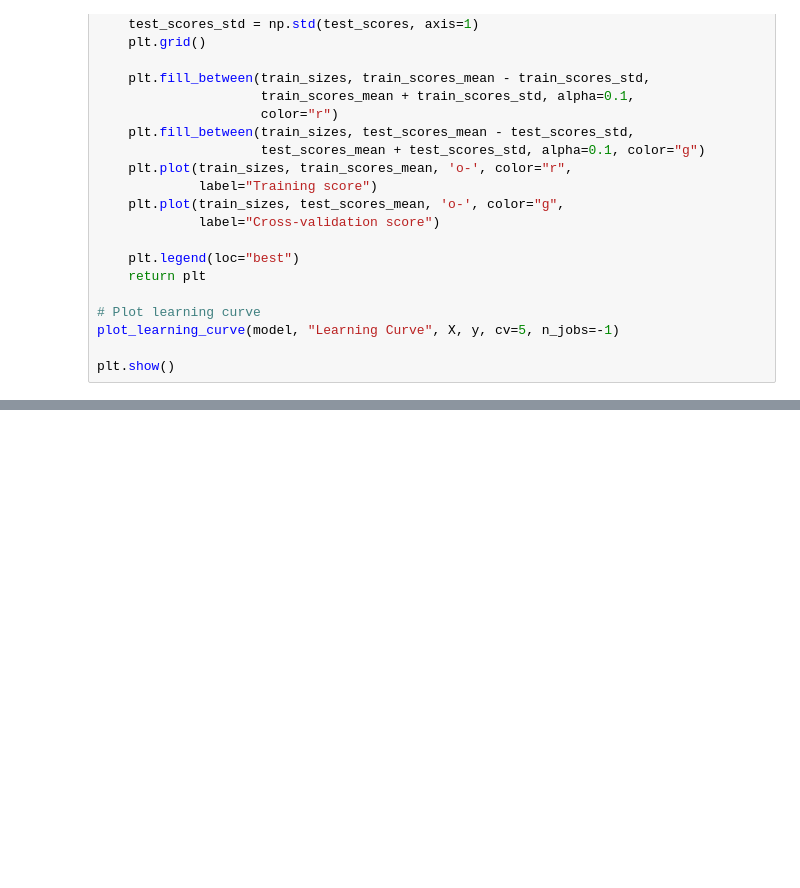
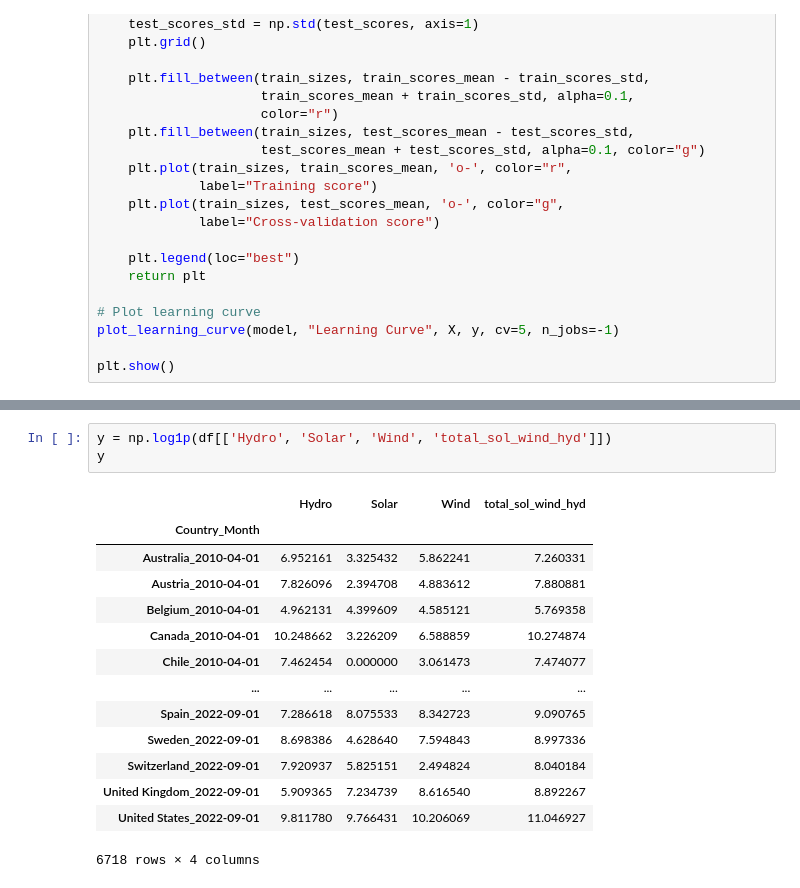
Before and after one commit to VonRiecken/Power-Predict, a Jupyter notebook: notebooks/weather_extraction_20231204.ipynb, the cells around one changed output, grey strips where cells are left out. Drawn from its saved outputs; the diff is of its cells as text; blank space fills up the shorter version.

```diff
--- a/notebooks/weather_extraction_20231204.ipynb
+++ b/notebooks/weather_extraction_20231204.ipynb
@@ -1391,0 +1453,18 @@ plt.show()
+# %%
+y = np.log1p(df[['Hydro', 'Solar', 'Wind', 'total_sol_wind_hyd']])
+y
+# %% [output]
+|  | Hydro | Solar | Wind | total_sol_wind_hyd |
+| Country_Month |  |  |  |  |
+| Australia_2010-04-01 | 6.952161 | 3.325432 | 5.862241 | 7.260331 |
+| Austria_2010-04-01 | 7.826096 | 2.394708 | 4.883612 | 7.880881 |
+| Belgium_2010-04-01 | 4.962131 | 4.399609 | 4.585121 | 5.769358 |
+| Canada_2010-04-01 | 10.248662 | 3.226209 | 6.588859 | 10.274874 |
+| Chile_2010-04-01 | 7.462454 | 0.000000 | 3.061473 | 7.474077 |
+| ... | ... | ... | ... | ... |
+| Spain_2022-09-01 | 7.286618 | 8.075533 | 8.342723 | 9.090765 |
+| Sweden_2022-09-01 | 8.698386 | 4.628640 | 7.594843 | 8.997336 |
+| Switzerland_2022-09-01 | 7.920937 | 5.825151 | 2.494824 | 8.040184 |
+| United Kingdom_2022-09-01 | 5.909365 | 7.234739 | 8.616540 | 8.892267 |
+| United States_2022-09-01 | 9.811780 | 9.766431 | 10.206069 | 11.046927 |
+6718 rows × 4 columns
```
Also changed, not shown: parts of 7 cells of this notebook, 14 other files.
